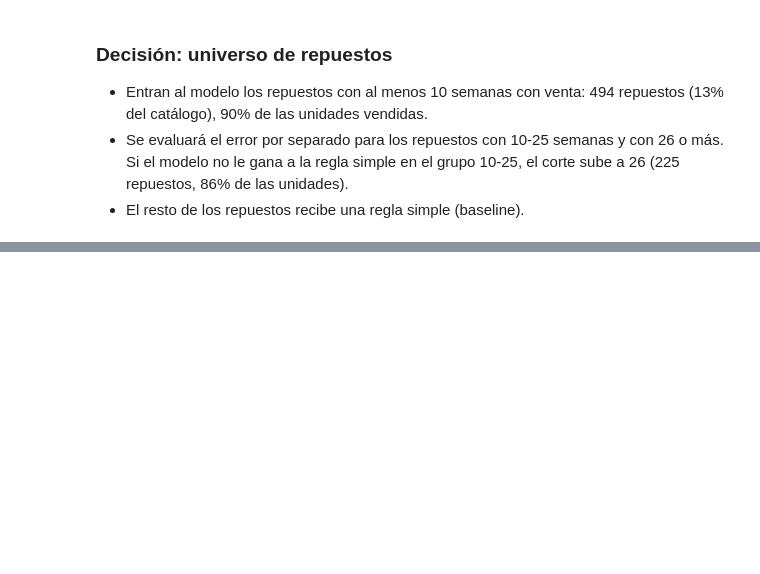
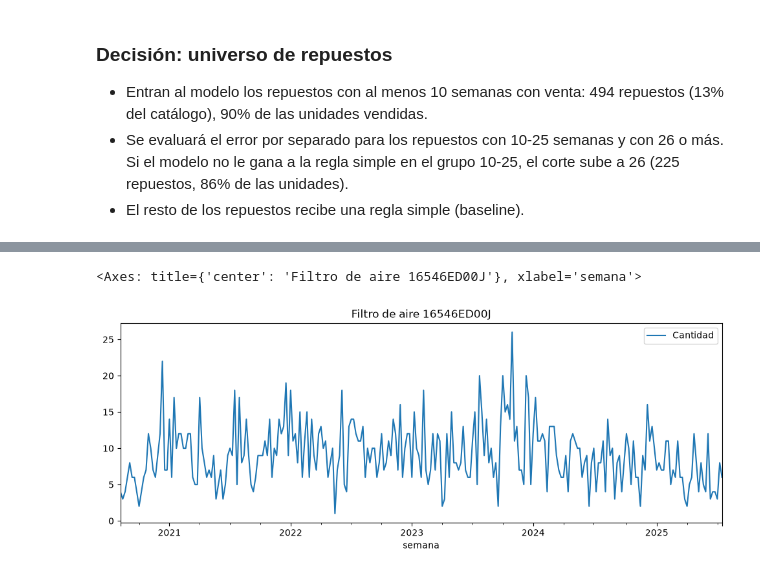
Before and after one commit to agtorres1/stockifai-forecast, a Jupyter notebook: notebooks/01_exploracion.ipynb, the cells around one changed output, grey strips where cells are left out. Cells and saved outputs as stored; diff of their text form; code cells hidden in the pictures; blank space fills up the shorter version.

```diff
--- a/notebooks/01_exploracion.ipynb
+++ b/notebooks/01_exploracion.ipynb
@@ -208,0 +228,3 @@ tabla_cortes
+# %%
+filtro = semanal[semanal["Repuesto"] == "16546ED00J"]
+filtro.head()
@@ -208,0 +238,5 @@ tabla_cortes
+# %%
+filtro.plot(x="semana", y="Cantidad", figsize=(12, 4), title="Filtro de aire 16546ED00J")
+# %% [output]
+<Axes: title={'center': 'Filtro de aire 16546ED00J'}, xlabel='semana'>
+[figure, added]
```
Also changed, not shown: parts of 18 cells of this notebook.
